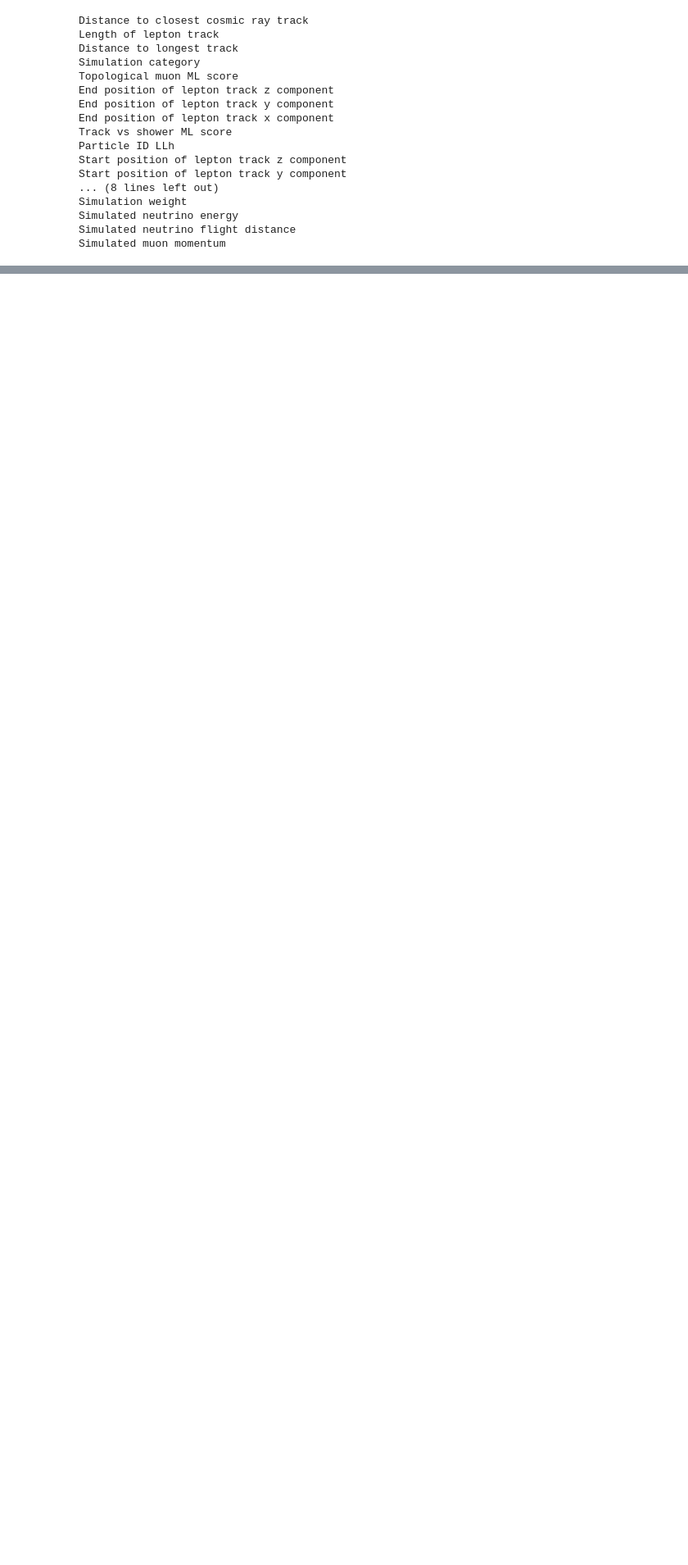
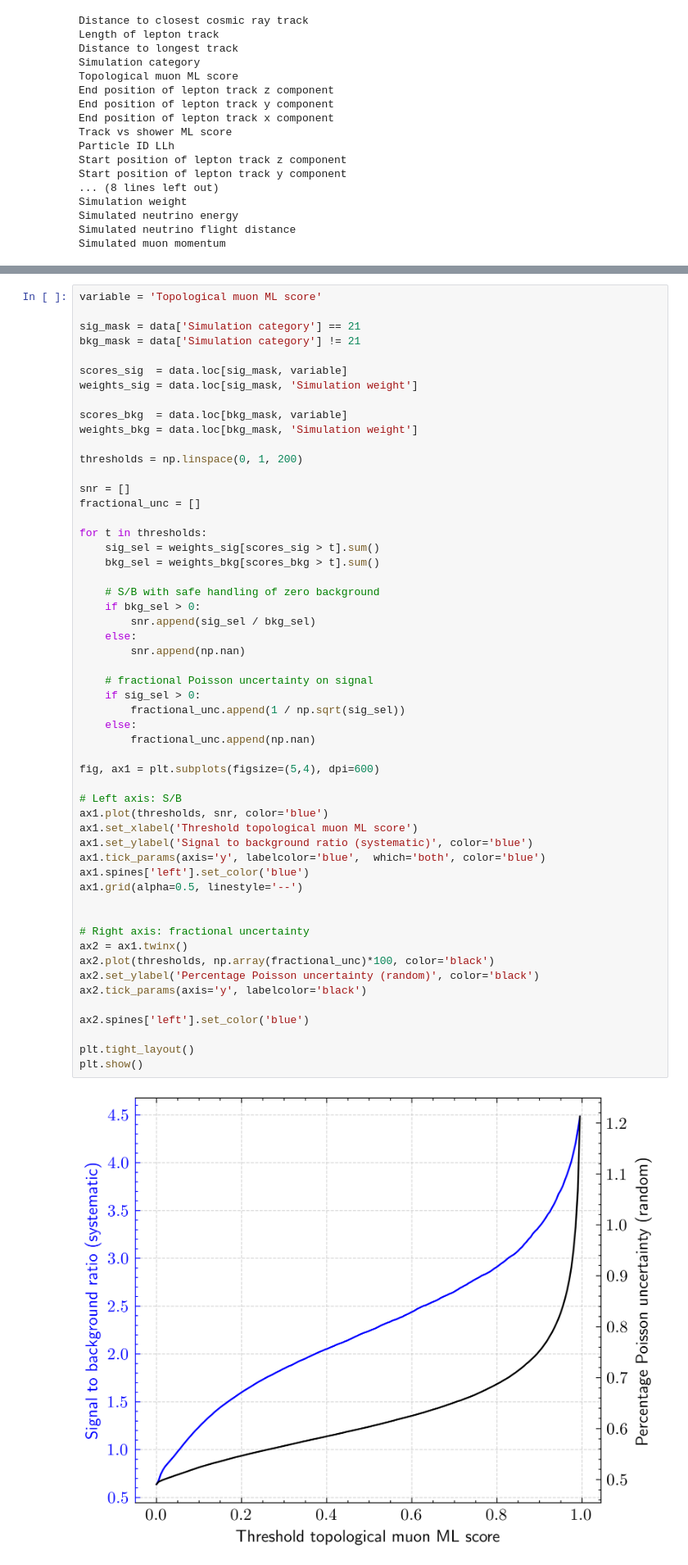
Before and after one commit to wnguyen1312/Neutrino-Oscillation, a Jupyter notebook: notebooks/MicroBooNE Example - data access.ipynb, the cells around one changed output, grey strips where cells are left out. Shown at 82% size. Saved outputs shown, nothing was run; the diff lists cells and outputs as text; blank space fills up the shorter version.

```diff
--- a/notebooks/MicroBooNE Example - data access.ipynb
+++ b/notebooks/MicroBooNE Example - data access.ipynb
@@ -91,0 +82,56 @@ Name: Simulated muon momentum, Length: 37287, dtype: float64
+# %%
+variable = 'Topological muon ML score'
+
+sig_mask = data['Simulation category'] == 21
+bkg_mask = data['Simulation category'] != 21
+
+scores_sig  = data.loc[sig_mask, variable]
+weights_sig = data.loc[sig_mask, 'Simulation weight']
+
+scores_bkg  = data.loc[bkg_mask, variable]
+weights_bkg = data.loc[bkg_mask, 'Simulation weight']
+
+thresholds = np.linspace(0, 1, 200)
+
+snr = []
+fractional_unc = []
+
+for t in thresholds:
+    sig_sel = weights_sig[scores_sig > t].sum()
+    bkg_sel = weights_bkg[scores_bkg > t].sum()
+
+    # S/B with safe handling of zero background
+    if bkg_sel > 0:
+        snr.append(sig_sel / bkg_sel)
+    else:
+        snr.append(np.nan)
+
+    # fractional Poisson uncertainty on signal
+    if sig_sel > 0:
+        fractional_unc.append(1 / np.sqrt(sig_sel))
+    else:
+        fractional_unc.append(np.nan)
+
+fig, ax1 = plt.subplots(figsize=(5,4), dpi=600)
+
+# Left axis: S/B
+ax1.plot(thresholds, snr, color='blue')
+ax1.set_xlabel('Threshold topological muon ML score')
+ax1.set_ylabel('Signal to background ratio (systematic)', color='blue')
+ax1.tick_params(axis='y', labelcolor='blue',  which='both', color='blue')
+ax1.spines['left'].set_color('blue')
+ax1.grid(alpha=0.5, linestyle='--')
+
+
+# Right axis: fractional uncertainty
+ax2 = ax1.twinx()
+ax2.plot(thresholds, np.array(fractional_unc)*100, color='black')
+ax2.set_ylabel('Percentage Poisson uncertainty (random)', color='black')
+ax2.tick_params(axis='y', labelcolor='black')
+
+ax2.spines['left'].set_color('blue')
+
+plt.tight_layout()
+plt.show()
+# %% [output]
+[figure, added]
```
Also changed, not shown: parts of 5 cells of this notebook.
